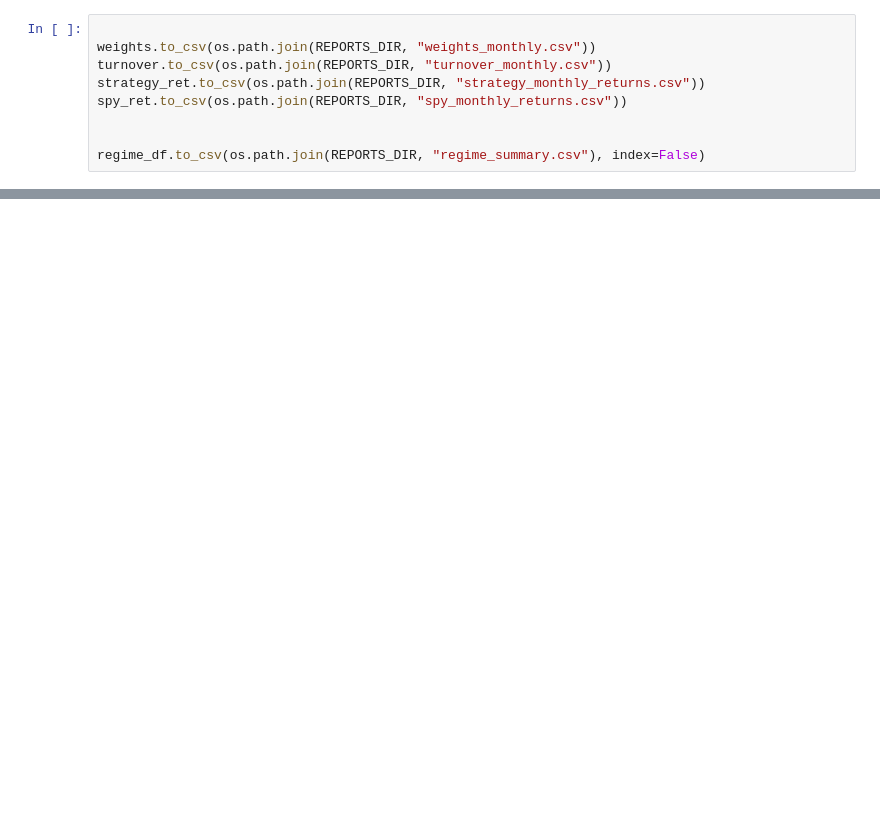
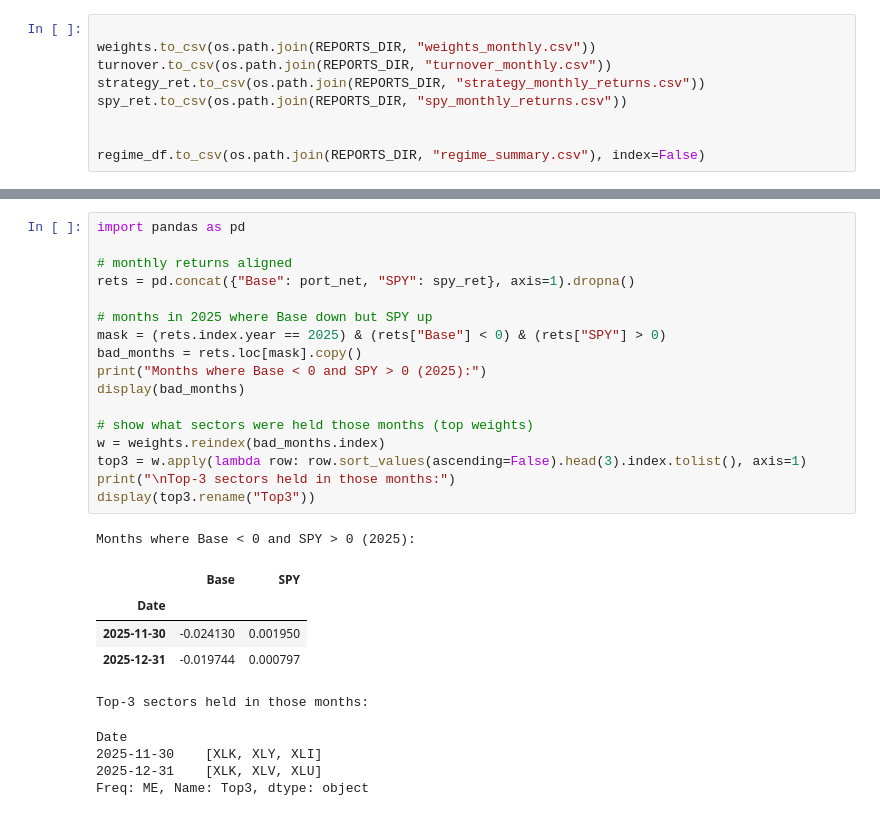
Before and after one commit to CobsMatt/momentum-backtest_sector, a Jupyter notebook: sector_momentum_main.ipynb, the cells around one changed output, grey strips where cells are left out. Cells and saved outputs as stored; diff of their text form; blank space fills up the shorter version.

```diff
--- a/sector_momentum_main.ipynb
+++ b/sector_momentum_main.ipynb
@@ -763,0 +1092,28 @@ pd.DataFrame({
+# %%
+import pandas as pd
+
+# monthly returns aligned
+rets = pd.concat({"Base": port_net, "SPY": spy_ret}, axis=1).dropna()
+
+# months in 2025 where Base down but SPY up
+mask = (rets.index.year == 2025) & (rets["Base"] < 0) & (rets["SPY"] > 0)
+bad_months = rets.loc[mask].copy()
+print("Months where Base < 0 and SPY > 0 (2025):")
+display(bad_months)
+
+# show what sectors were held those months (top weights)
+w = weights.reindex(bad_months.index)
+top3 = w.apply(lambda row: row.sort_values(ascending=False).head(3).index.tolist(), axis=1)
+print("\nTop-3 sectors held in those months:")
+display(top3.rename("Top3"))
+# %% [output]
+Months where Base < 0 and SPY > 0 (2025):
+|  | Base | SPY |
+| Date |  |  |
+| 2025-11-30 | -0.024130 | 0.001950 |
+| 2025-12-31 | -0.019744 | 0.000797 |
+Top-3 sectors held in those months:
+Date
+2025-11-30    [XLK, XLY, XLI]
+2025-12-31    [XLK, XLV, XLU]
+Freq: ME, Name: Top3, dtype: object
```
Also changed, not shown: parts of 19 cells of this notebook, 31 other files.
